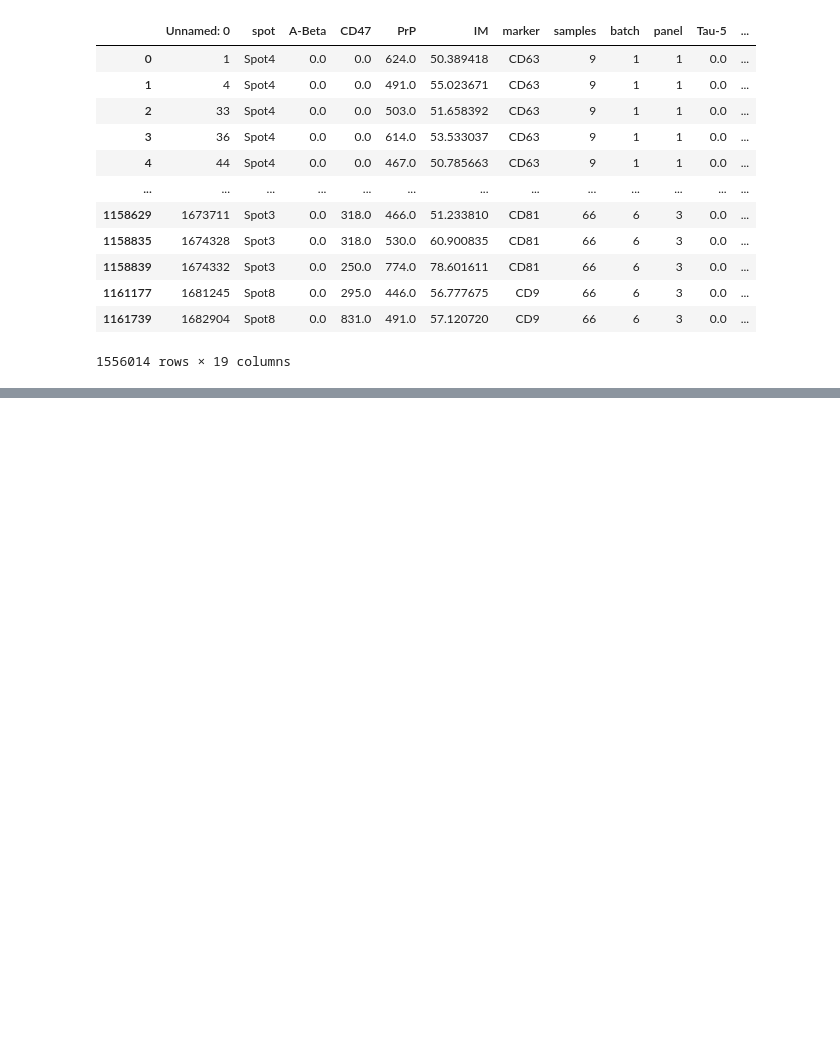
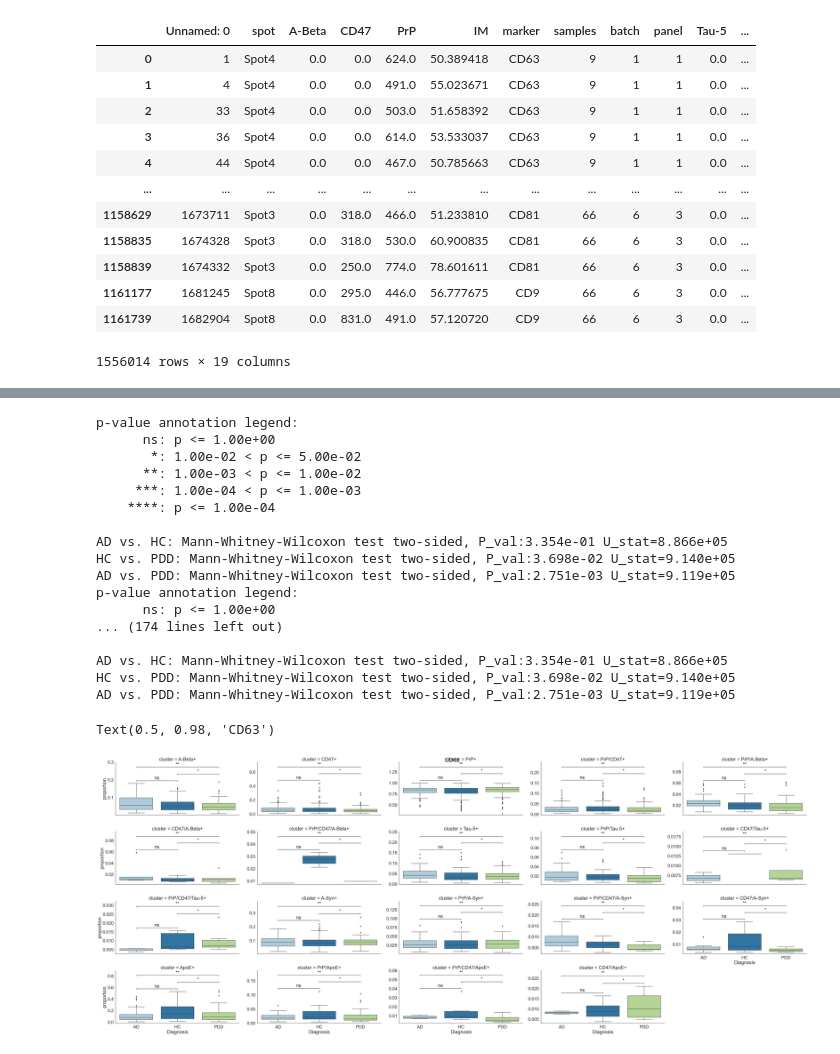
Before and after one commit to tpjoe/project_exosome, a Jupyter notebook: script/data_exploration_EB.ipynb, the cells around one changed output, grey strips where cells are left out. Drawn from its saved outputs; the diff is of its cells as text; code cells hidden in the pictures; blank space fills up the shorter version.

Commit message:
proportion

```diff
--- a/script/data_exploration_EB.ipynb
+++ b/script/data_exploration_EB.ipynb
@@ -596,0 +613,66 @@ Text(0.5, 0.98, 'CD81')
+# %%
+groupby_cols = ['Diagnosis', "panel", 'samples', "cluster", "spot"]
+mark = "CD63"
+df_plt = coloc_df[coloc_df.marker==mark].groupby(groupby_cols).size().reset_index(level=3).rename({0:"#percluster"}, axis=1)
+df_plt = df_plt.join(coloc_df[coloc_df.marker==mark].groupby(['Diagnosis', "panel", 'samples', "spot"]).size().to_frame().rename({0:"#perspot"},axis=1))
+
+
+df_plt["prop"] = df_plt["#percluster"]/df_plt["#perspot"]
+df_plt = df_plt.reset_index()
+# %%
+df_plt =df_plt[groupby_cols + ["prop"]].melt(groupby_cols)
+df_plt.head(3)
+x="Diagnosis"
+sns.set(font_scale=2, style="white")
+y="proportion"
+df_plt.rename({"value":y}, axis=1, inplace=True)
+# g = sns.catplot(
+#     data=df_plt.loc[df_plt.variable=='PrP', :],
+#     kind="bar",
+#     x=x, y=y, hue="variable",col="marker",#col_wrap=2,
+#     palette="Paired", alpha=.6, height=5, aspect=1.5,
+#     #sharex=True,
+#     sharey=True,
+
+# )
+g = sns.catplot(
+    data=df_plt,
+    kind="box",
+    x=x, y=y,col="cluster",col_wrap=5,
+    palette="Paired", #alpha=.6,
+    height=5, aspect=2,
+    #sharex=True,
+    sharey=False,
+
+)
+pairs = [("AD", "HC"), ("HC", "PDD"), ("AD", "PDD")]
+
+for name,ax in g.axes_dict.items():
+# if True:
+#         ax = g.ax
+# # subset the table otherwise the stats were calculated on the whole dataset
+        annot = Annotator(ax, pairs, data=df_plt, x=x, y=y)
+        annot.configure(test='Mann-Whitney', text_format='star', loc='inside', verbose=2)
+        annot.apply_test().annotate()
+
+plt.suptitle(mark)
+# %% [output]
+p-value annotation legend:
+      ns: p <= 1.00e+00
+       *: 1.00e-02 < p <= 5.00e-02
+      **: 1.00e-03 < p <= 1.00e-02
+     ***: 1.00e-04 < p <= 1.00e-03
+    ****: p <= 1.00e-04
+
+AD vs. HC: Mann-Whitney-Wilcoxon test two-sided, P_val:3.354e-01 U_stat=8.866e+05
+HC vs. PDD: Mann-Whitney-Wilcoxon test two-sided, P_val:3.698e-02 U_stat=9.140e+05
+AD vs. PDD: Mann-Whitney-Wilcoxon test two-sided, P_val:2.751e-03 U_stat=9.119e+05
+p-value annotation legend:
+      ns: p <= 1.00e+00
+... (174 lines left out)
+
+AD vs. HC: Mann-Whitney-Wilcoxon test two-sided, P_val:3.354e-01 U_stat=8.866e+05
+HC vs. PDD: Mann-Whitney-Wilcoxon test two-sided, P_val:3.698e-02 U_stat=9.140e+05
+AD vs. PDD: Mann-Whitney-Wilcoxon test two-sided, P_val:2.751e-03 U_stat=9.119e+05
+Text(0.5, 0.98, 'CD63')
+[figure, added]
```
Also changed, not shown: parts of 7 cells of this notebook.
